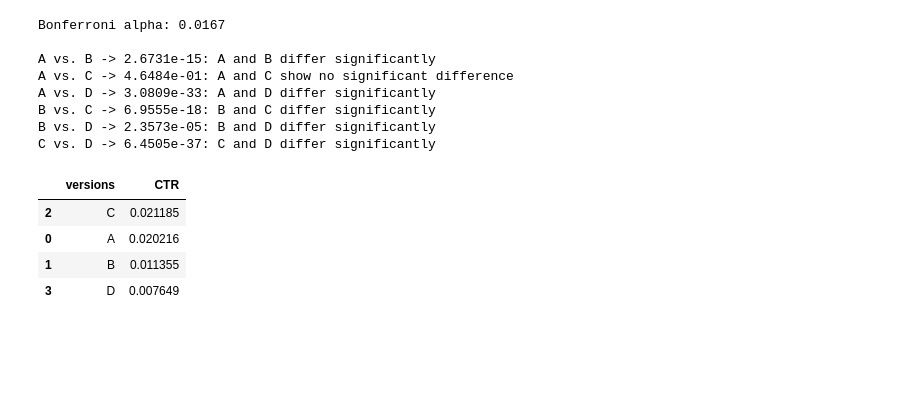
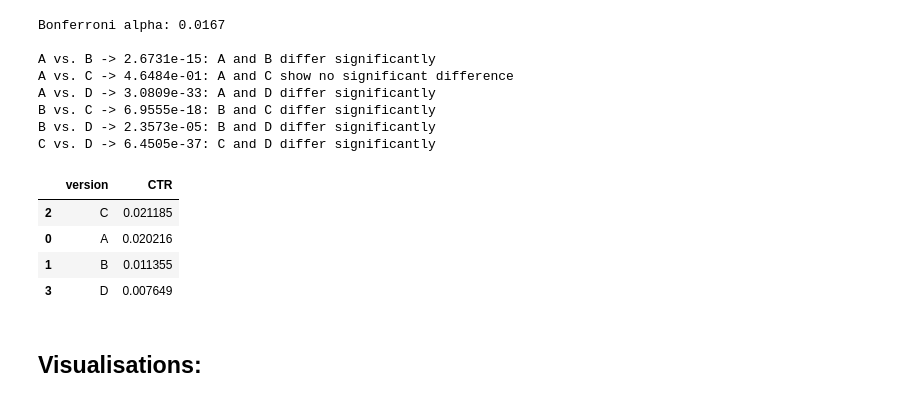
Before and after one commit to FlorianHast/Eniac-ABTest, a Jupyter notebook: notebooks/eniac_ABTesting.ipynb, the cells around one changed output. Drawn from its saved outputs; the diff is of its cells as text; code cells hidden in the pictures; blank space fills up the shorter version.

```diff
--- a/notebooks/eniac_ABTesting.ipynb
+++ b/notebooks/eniac_ABTesting.ipynb
@@ -32,7 +33,7 @@ The important pieces of information (clicks on each element of interest & visits
 
 df_a, df_b, df_c, df_d = (
     pd.read_csv(
-        f"https://raw.githubusercontent.com/FlorianHast/Eniac-ABTest/main/data/raw/eniac_{i}.csv"
+        f"https://raw.githubusercontent.com/FlorianHast/Eniac-ABTest/main/data/eniac_{i}.csv"
     )
     for i in ["a", "b", "c", "d"]
 )
@@ -199,17 +200,19 @@ C vs. D -> 6.4505e-37: C and D differ significantly
 # %%
 # Next Steps: Conversion rate to see a relative increase/decrease:
 
 ctr_a = results_df.loc['clicks', 'A'] / sum(results_df['A'])
 ctr_b = results_df.loc['clicks', 'B'] / sum(results_df['B'])
 ctr_c = results_df.loc['clicks', 'C'] / sum(results_df['C'])
 ctr_d = results_df.loc['clicks', 'D'] / sum(results_df['D'])
 
-ctrs = pd.DataFrame({'versions': ['A', 'B', 'C', 'D'], 'CTR': [ctr_a, ctr_b, ctr_c, ctr_d]})
+ctrs = pd.DataFrame({'version': ['A', 'B', 'C', 'D'], 'CTR': [ctr_a, ctr_b, ctr_c, ctr_d]})
 
 ctrs.sort_values('CTR', ascending=False)
 # %% [output]
-|  | versions | CTR |
+|  | version | CTR |
 | 2 | C | 0.021185 |
 | 0 | A | 0.020216 |
 | 1 | B | 0.011355 |
 | 3 | D | 0.007649 |
+# %% [markdown]
+## Visualisations:
```
Also changed, not shown: parts of 9 cells of this notebook.
